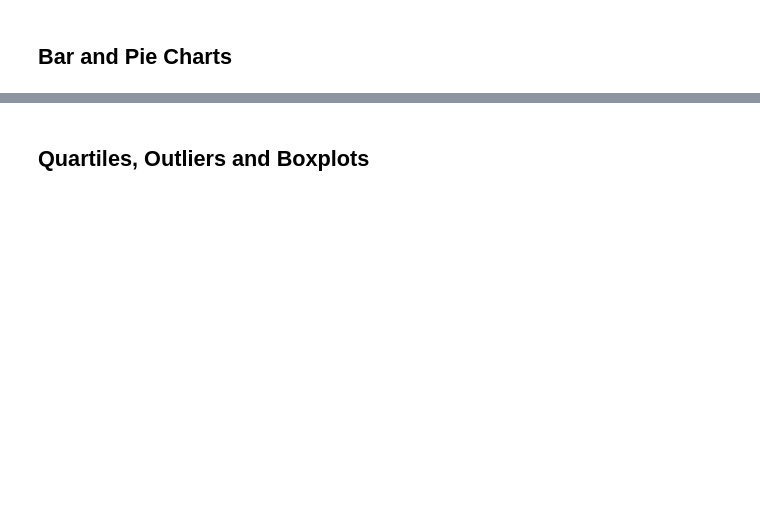
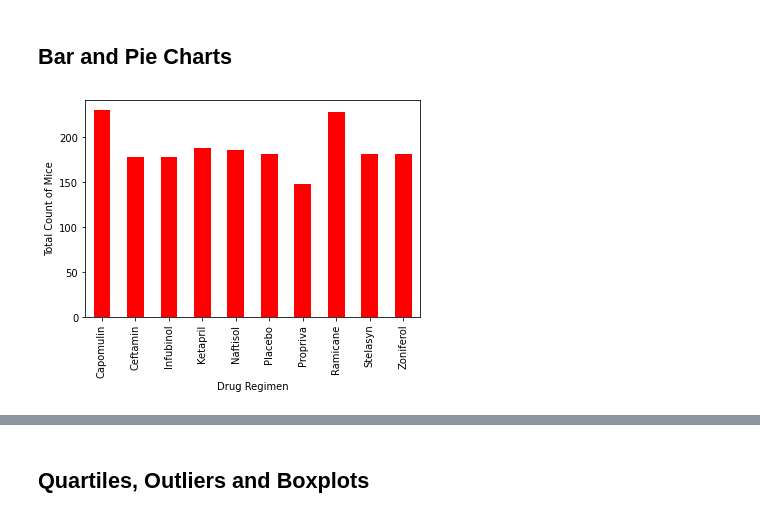
Before and after one commit to short4/UCIHomework-LCanfield, a Jupyter notebook: matplotlib-challenge/Instructions/Pymaceuticals/pymaceuticals_starter.ipynb, the cells around one changed output, grey strips where cells are left out. Drawn from its saved outputs; the diff is of its cells as text; code cells hidden in the pictures; blank space fills up the shorter version.

```diff
--- a/matplotlib-challenge/Instructions/Pymaceuticals/pymaceuticals_starter.ipynb
+++ b/matplotlib-challenge/Instructions/Pymaceuticals/pymaceuticals_starter.ipynb
@@ -136,3 +195,14 @@ plt.show()
 # %% [markdown]
 ## Bar and Pie Charts
+# %%
+# Generate a bar plot showing the total number of unique mice tested on each drug regimen using pandas.
+total_mice_regimen = clean_df.groupby('Drug Regimen').count()['Mouse ID']
+total_mice_regimen
+type(total_mice_regimen)
+
+total_mice_regimen.plot(kind='bar', color='r')
+plt.ylabel('Total Count of Mice')
+plt.show()
+# %% [output]
+[figure, added]
 # %%
```
Also changed, not shown: parts of 16 cells of this notebook, 2 other files.
